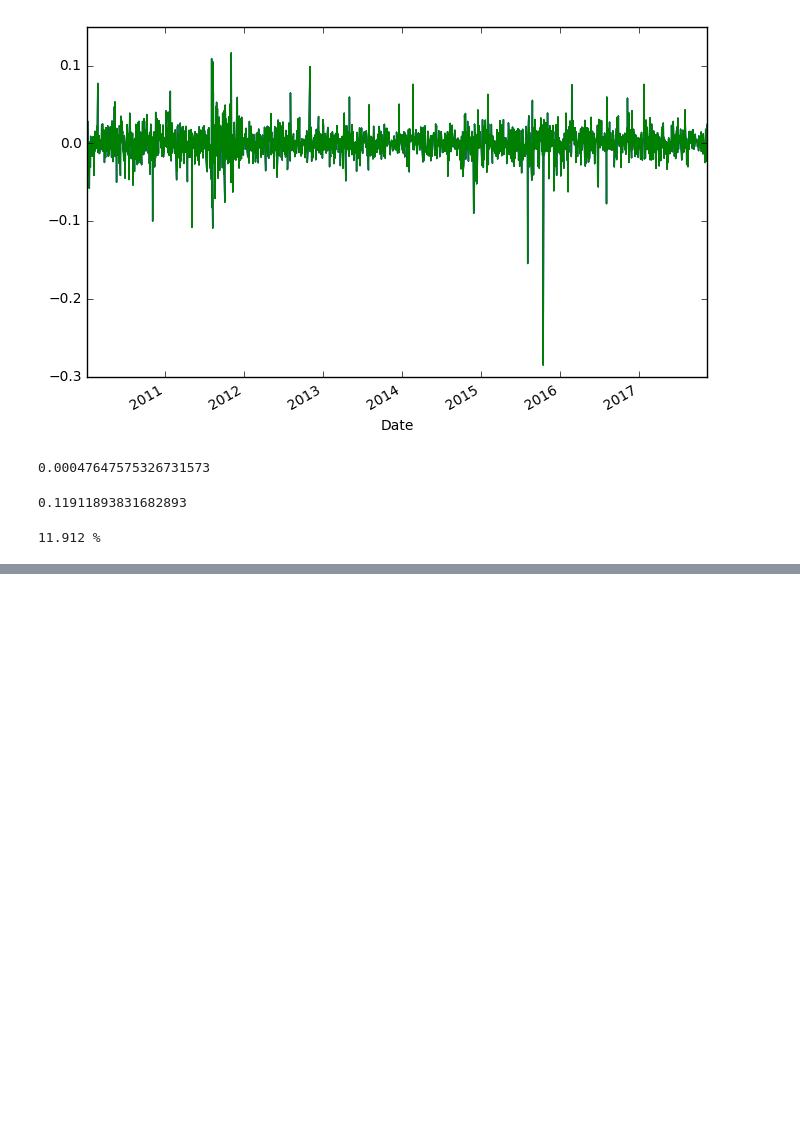
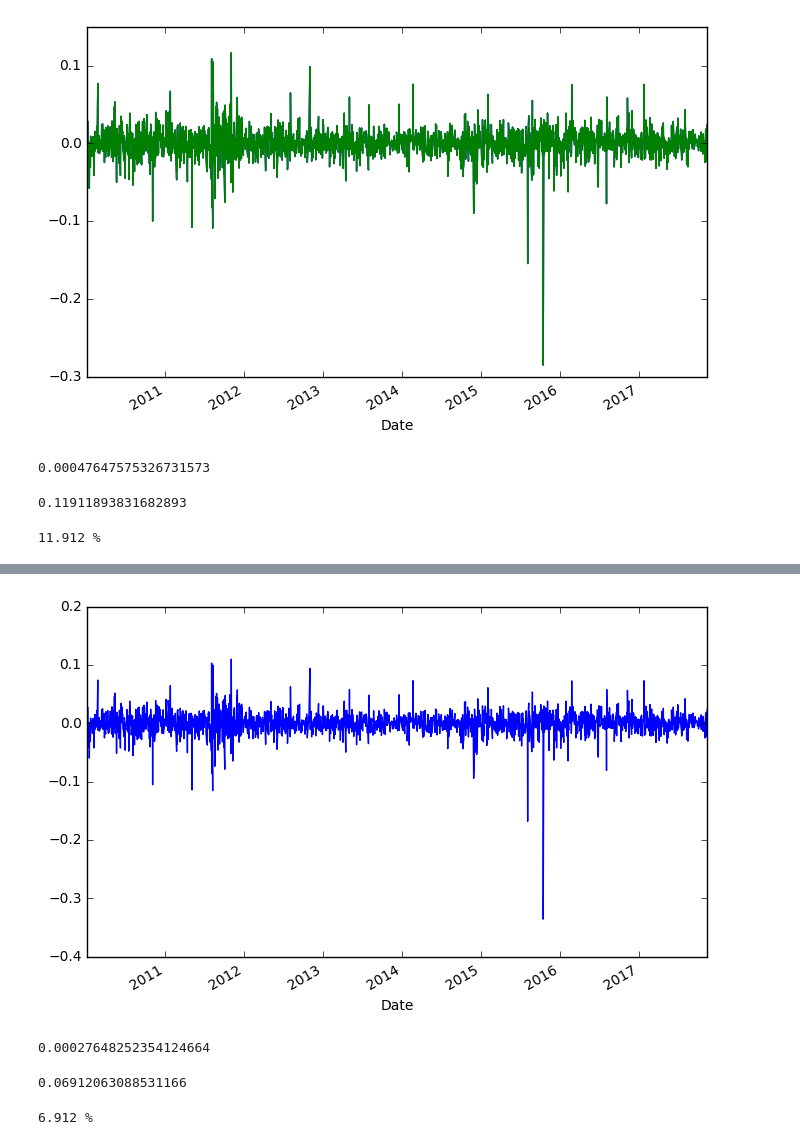
Before and after one commit to jefedeltejas/pythonFinance, a Jupyter notebook: Simple_returns_pt1.ipynb, the cells around one changed output, grey strips where cells are left out. Saved outputs shown, nothing was run; the diff lists cells and outputs as text; code cells hidden in the pictures; blank space fills up the shorter version.

Commit message:
log return calcs

```diff
--- a/Simple_returns_pt1.ipynb
+++ b/Simple_returns_pt1.ipynb
@@ -66,0 +79,3 @@ print(str(round(avg_returns_a, 5)* 100) + ' %')
+# %%
+PWR['log_return'] = np.log(PWR['Adj Close'] / PWR['Adj Close'].shift(1))
+print(PWR['log_return'])
@@ -66,0 +100,19 @@ print(str(round(avg_returns_a, 5)* 100) + ' %')
+# %%
+PWR['log_return'].plot(figsize=(8, 5))
+plt.show()
+# %% [output]
+[figure, added]
+# %%
+log_return_d = PWR['log_return'].mean()
+log_return_d
+# %% [output]
+0.00027648252354124664
+# %%
+log_return_a = PWR['log_return'].mean() * 250
+log_return_a
+# %% [output]
+0.06912063088531166
+# %%
+print(str(round(log_return_a, 5) * 100) + ' %')
+# %% [output]
+6.912 %
```
Also changed, not shown: parts of 3 cells of this notebook.
